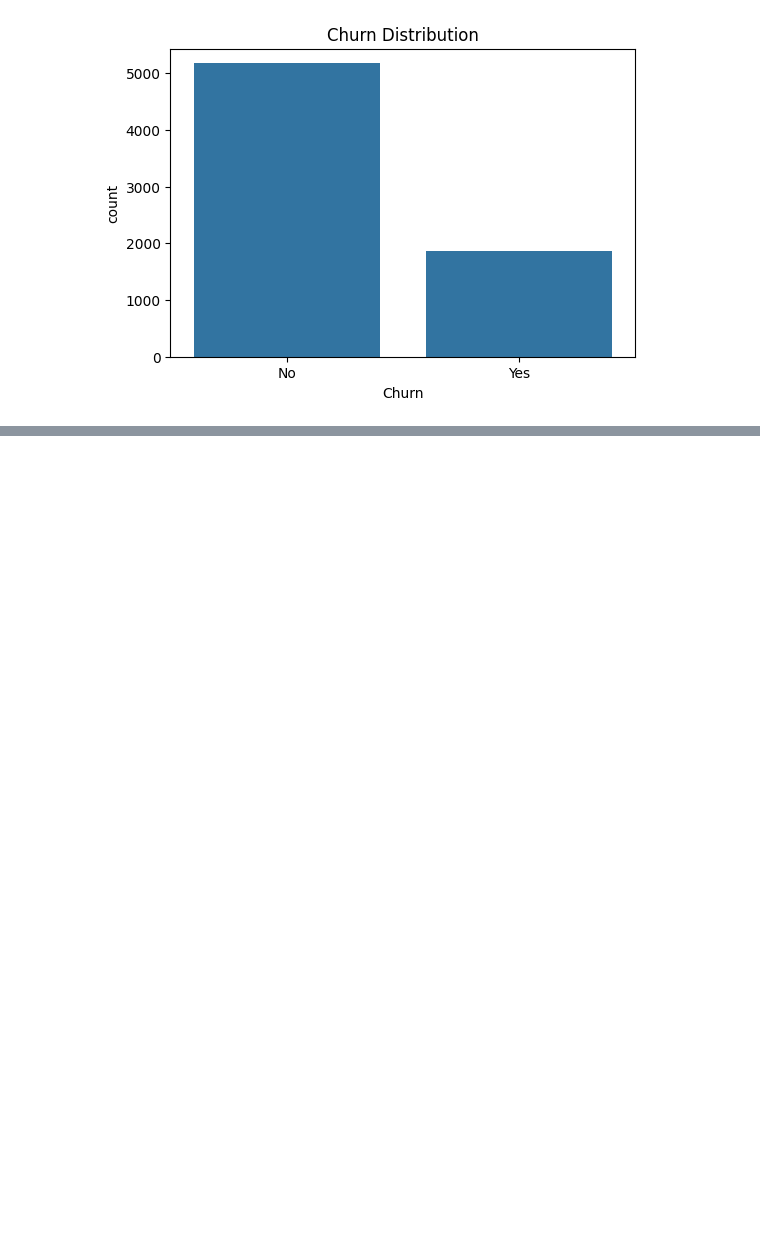
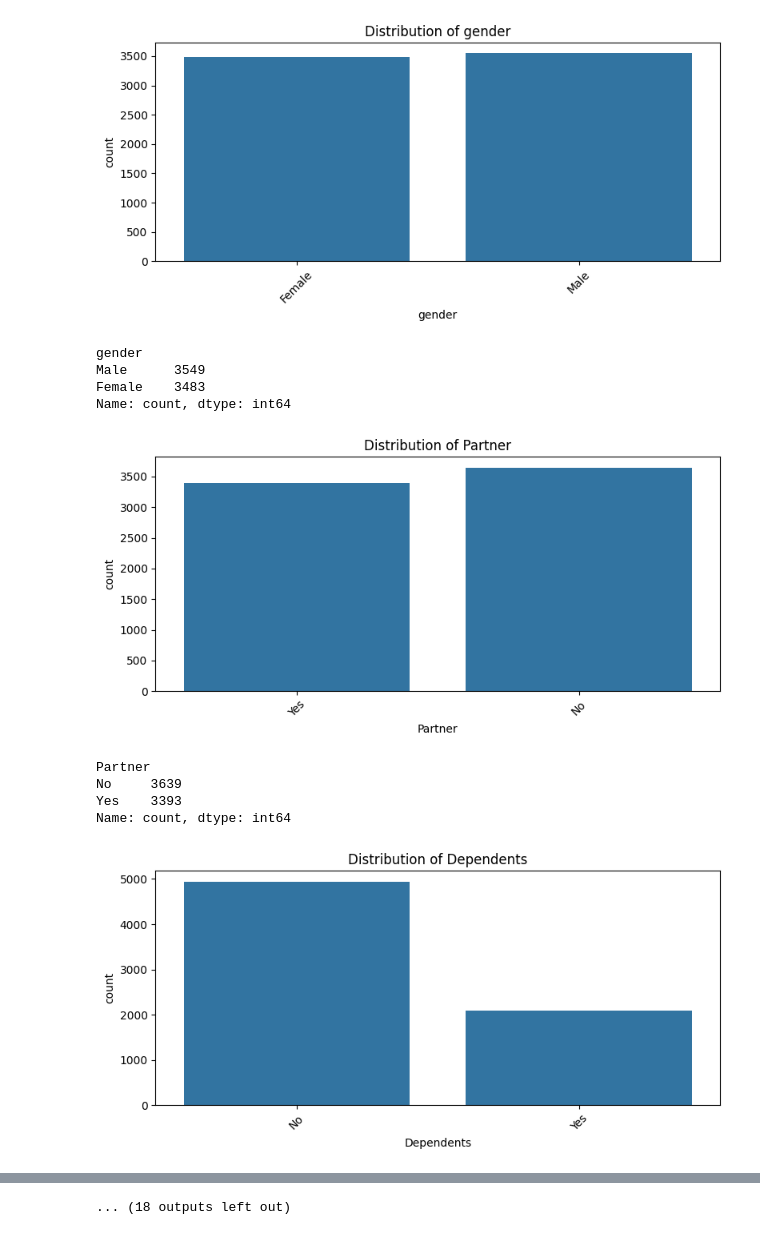
Before and after one commit to AnoopGanesh28/customer-churn-prediction, a Jupyter notebook: notebooks/data_exploration.ipynb, the cells around one changed output, grey strips where cells are left out. Cells and saved outputs as stored; diff of their text form; code cells hidden in the pictures; blank space fills up the shorter version.

```diff
--- a/notebooks/data_exploration.ipynb
+++ b/notebooks/data_exploration.ipynb
@@ -21,3 +14,4 @@ df.head()
 # %%
-# Data types, missing values, memory usage
-df.info()
+# 2) Telco-specific cleaning: TotalCharges & blanks
+df['TotalCharges'] = pd.to_numeric(df['TotalCharges'].replace(' ', np.nan), errors='coerce')
+df = df.dropna(subset=['TotalCharges'])  # or impute if you prefer
@@ -76,9 +85,27 @@ dtype: int64
 # %%
-# Count plot for churn
-plt.figure(figsize=(6,4))
-sns.countplot(x='Churn', data=df)
-plt.title('Churn Distribution')
-plt.savefig("../results/figures/churn_distribution.png")
-plt.show()
+# 5) Categorical distributions
+cat_cols = df.select_dtypes(include='object').columns
+exclude_cols = ['customerID', 'Churn', 'TotalCharges']  # TotalCharges is numeric now anyway
+cat_cols_to_plot = [c for c in cat_cols if c not in exclude_cols]
+
+for col in cat_cols_to_plot:
+    plt.figure(figsize=(8,4))
+    sns.countplot(x=col, data=df)
+    plt.title(f'Distribution of {col}')
+    plt.xticks(rotation=45)
+    plt.tight_layout()
+    plt.savefig(f"../results/figures/{col}_distribution.png")
+    plt.show()
+    print(df[col].value_counts(), "\n")
 # %% [output]
-[figure, old version]
+[figure, new version]
+gender
+Male      3549
+Female    3483
+Name: count, dtype: int64
+[figure, added]
+Partner
+No     3639
+Yes    3393
+Name: count, dtype: int64
+[figure, added]
@@ -85 +133,2 @@ plt.show()
+... (18 outputs left out)
 # %%
```
Also changed, not shown: parts of 11 cells of this notebook, 24 other files.
